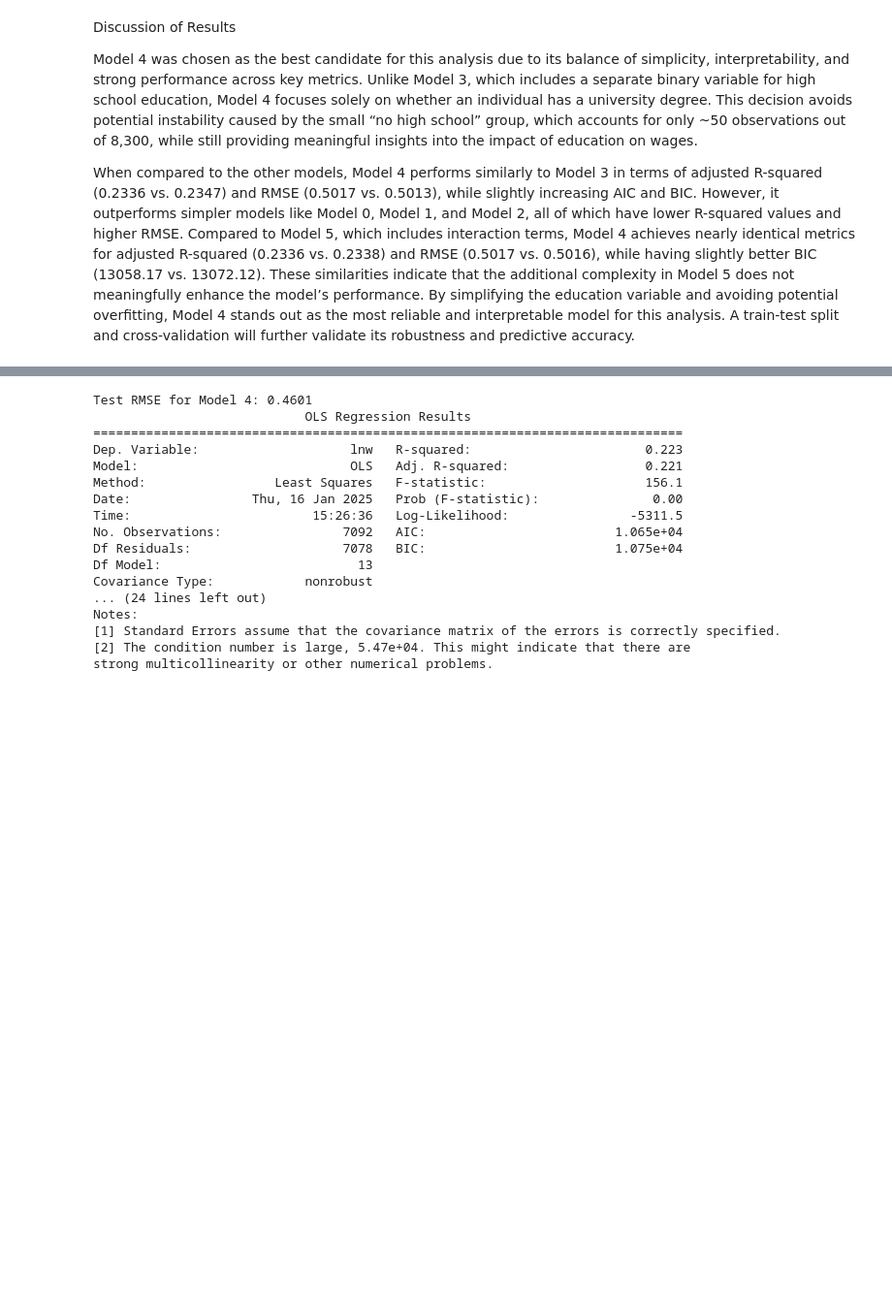
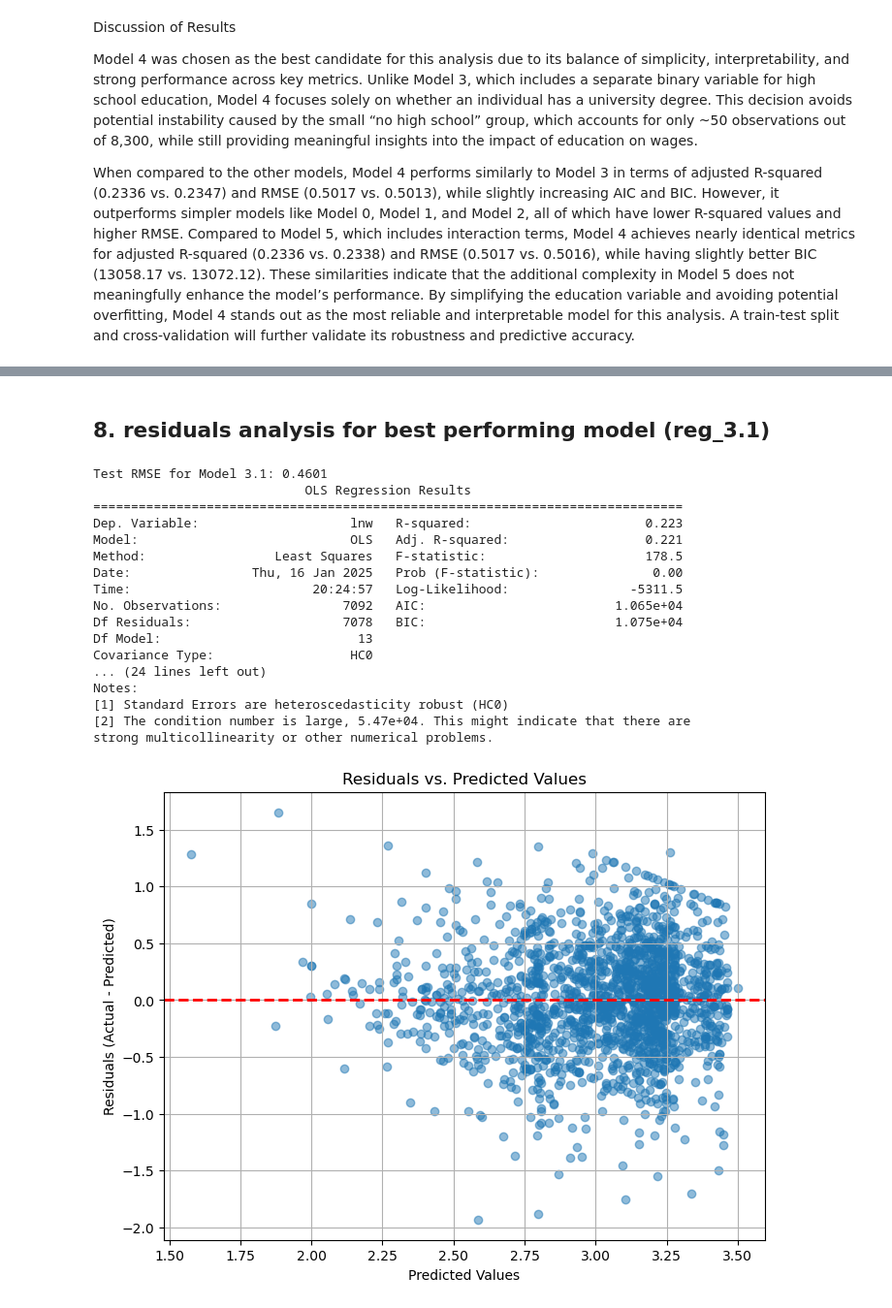
Before and after one commit to ghadena/DA3, a Jupyter notebook: practice assignment/code.ipynb, the cells around one changed output, grey strips where cells are left out. Shown at 97% size. Cells and saved outputs as stored; diff of their text form; code cells hidden in the pictures; blank space fills up the shorter version.

Commit message:
residual analysis and started formating report

```diff
--- a/practice assignment/code.ipynb
+++ b/practice assignment/code.ipynb
@@ -338,47 +539,64 @@ When compared to the other models, Model 4 performs similarly to Model 3 in term
+# %% [markdown]
+## 8. residuals analysis for best performing model (reg_3.1)
 # %%
-## test - train split
 from sklearn.model_selection import train_test_split
 from sklearn.metrics import mean_squared_error
-
-# Define dependent (y) and independent (X) variables for Model 4
-y = df['lnw']  # Dependent variable: log(wage)
-X = df[['age', 'uhours', 'age_squared', 'uhours_squared', 'female', 'uni_binary',
-        'race_white', 'race_black', 'race_asian', 'marital_binary',
-        'ownchild_binary', 'class_private', 'citizen_us']]  # Independent variables
+import statsmodels.formula.api as smf
+import numpy as np
 
 # Train-test split (80/20)
-X_train, X_test, y_train, y_test = train_test_split(X, y, test_size=0.2, random_state=42)
+train, test = train_test_split(df, test_size=0.2, random_state=42)
 
-# Fit the model on training data
-import statsmodels.api as sm
-X_train = sm.add_constant(X_train)  # Add intercept
-model_4_train = sm.OLS(y_train, X_train).fit()
+# Define the formula for Model 3.1
+formula_3_1 = 'lnw ~ age + uhours + age_squared + uhours_squared + female + uni_binary + ' \
+               'race_white + race_black + race_asian + marital_binary + ' \
+               'ownchild_binary + class_private + citizen_us'
 
-# Predict on test data
-X_test = sm.add_constant(X_test)  # Add intercept to test data
-y_pred = model_4_train.predict(X_test)
+# Fit the model on the training data
+model_3_1 = smf.ols(formula=formula_3_1, data=train).fit(cov_type='HC0')
 
-# Calculate RMSE on test data
-rmse_test = mean_squared_error(y_test, y_pred, squared=False)
-print(f"Test RMSE for Model 4: {rmse_test:.4f}")
+# Predict on the test data
+y_pred = model_3_1.predict(test)
 
-# Optional: Display summary of Model 4 (on training data)
-print(model_4_train.summary())
+# Calculate RMSE
+y_test = test['lnw']
+rmse_test = np.sqrt(mean_squared_error(y_test, y_pred))
+print(f"Test RMSE for Model 3.1: {rmse_test:.4f}")
+
+# Optional: Display summary of the model (on training data)
+print(model_3_1.summary())
 # %% [output]
-Test RMSE for Model 4: 0.4601
+Test RMSE for Model 3.1: 0.4601
                             OLS Regression Results
 ==============================================================================
 Dep. Variable:                    lnw   R-squared:                       0.223
 Model:                            OLS   Adj. R-squared:                  0.221
-Method:                 Least Squares   F-statistic:                     156.1
+Method:                 Least Squares   F-statistic:                     178.5
 Date:                Thu, 16 Jan 2025   Prob (F-statistic):               0.00
-Time:                        15:26:36   Log-Likelihood:                -5311.5
+Time:                        20:24:57   Log-Likelihood:                -5311.5
 No. Observations:                7092   AIC:                         1.065e+04
 Df Residuals:                    7078   BIC:                         1.075e+04
 Df Model:                          13
-Covariance Type:            nonrobust
+Covariance Type:                  HC0
 ... (24 lines left out)
 Notes:
-[1] Standard Errors assume that the covariance matrix of the errors is correctly specified.
+[1] Standard Errors are heteroscedasticity robust (HC0)
 [2] The condition number is large, 5.47e+04. This might indicate that there are
 strong multicollinearity or other numerical problems.
+# %%
+import matplotlib.pyplot as plt
+
+# Calculate residuals
+residuals = y_test - y_pred
+
+# Scatter plot of residuals vs. predicted values
+plt.figure(figsize=(8, 6))
+plt.scatter(y_pred, residuals, alpha=0.5)
+plt.axhline(0, color='red', linestyle='--', linewidth=2)
+plt.title('Residuals vs. Predicted Values')
+plt.xlabel('Predicted Values')
+plt.ylabel('Residuals (Actual - Predicted)')
+plt.grid(True)
+plt.show()
+# %% [output]
+[figure, added]
```
Also changed, not shown: parts of 28 cells of this notebook.
